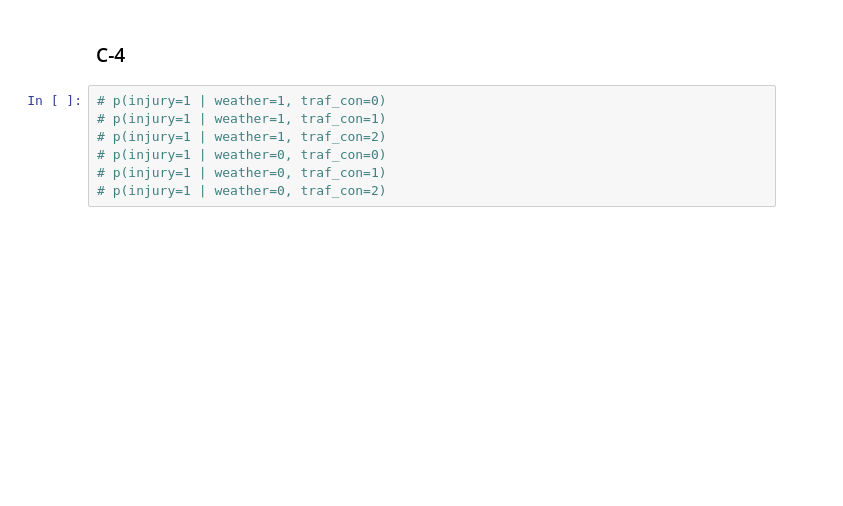
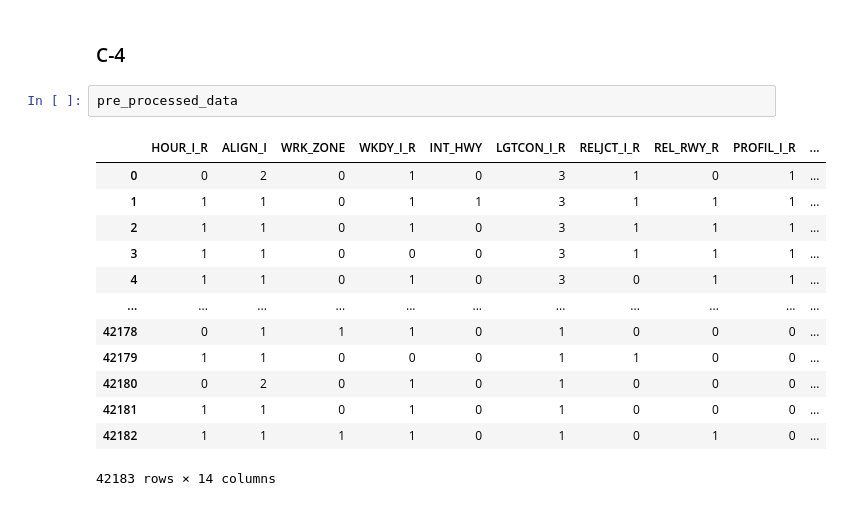
Before and after one commit to sunukkim98/DataAnalysis, a Jupyter notebook: minseo/minseo/midterm.ipynb, the cells around one changed output. Cells and saved outputs as stored; diff of their text form; blank space fills up the shorter version.

```diff
--- a/minseo/minseo/midterm.ipynb
+++ b/minseo/minseo/midterm.ipynb
@@ -78,9 +80,18 @@ array([[8275,    0],
 # %% [markdown]
 ### C-4
-# %%
-# p(injury=1 | weather=1, traf_con=0)
-# p(injury=1 | weather=1, traf_con=1)
-# p(injury=1 | weather=1, traf_con=2)
-# p(injury=1 | weather=0, traf_con=0)
-# p(injury=1 | weather=0, traf_con=1)
-# p(injury=1 | weather=0, traf_con=2)
+# %%
+pre_processed_data
+# %% [output]
+|  | HOUR_I_R | ALIGN_I | WRK_ZONE | WKDY_I_R | INT_HWY | LGTCON_I_R | RELJCT_I_R | REL_RWY_R | PROFIL_I_R | ... |
+| 0 | 0 | 2 | 0 | 1 | 0 | 3 | 1 | 0 | 1 | ... |
+| 1 | 1 | 1 | 0 | 1 | 1 | 3 | 1 | 1 | 1 | ... |
+| 2 | 1 | 1 | 0 | 1 | 0 | 3 | 1 | 1 | 1 | ... |
+| 3 | 1 | 1 | 0 | 0 | 0 | 3 | 1 | 1 | 1 | ... |
+| 4 | 1 | 1 | 0 | 1 | 0 | 3 | 0 | 1 | 1 | ... |
+| ... | ... | ... | ... | ... | ... | ... | ... | ... | ... | ... |
+| 42178 | 0 | 1 | 1 | 1 | 0 | 1 | 0 | 0 | 0 | ... |
+| 42179 | 1 | 1 | 0 | 0 | 0 | 1 | 1 | 0 | 0 | ... |
+| 42180 | 0 | 2 | 0 | 1 | 0 | 1 | 0 | 0 | 0 | ... |
+| 42181 | 1 | 1 | 0 | 1 | 0 | 1 | 0 | 0 | 0 | ... |
+| 42182 | 1 | 1 | 1 | 1 | 0 | 1 | 0 | 1 | 0 | ... |
+42183 rows × 14 columns
```
Also changed, not shown: parts of 7 cells of this notebook.
